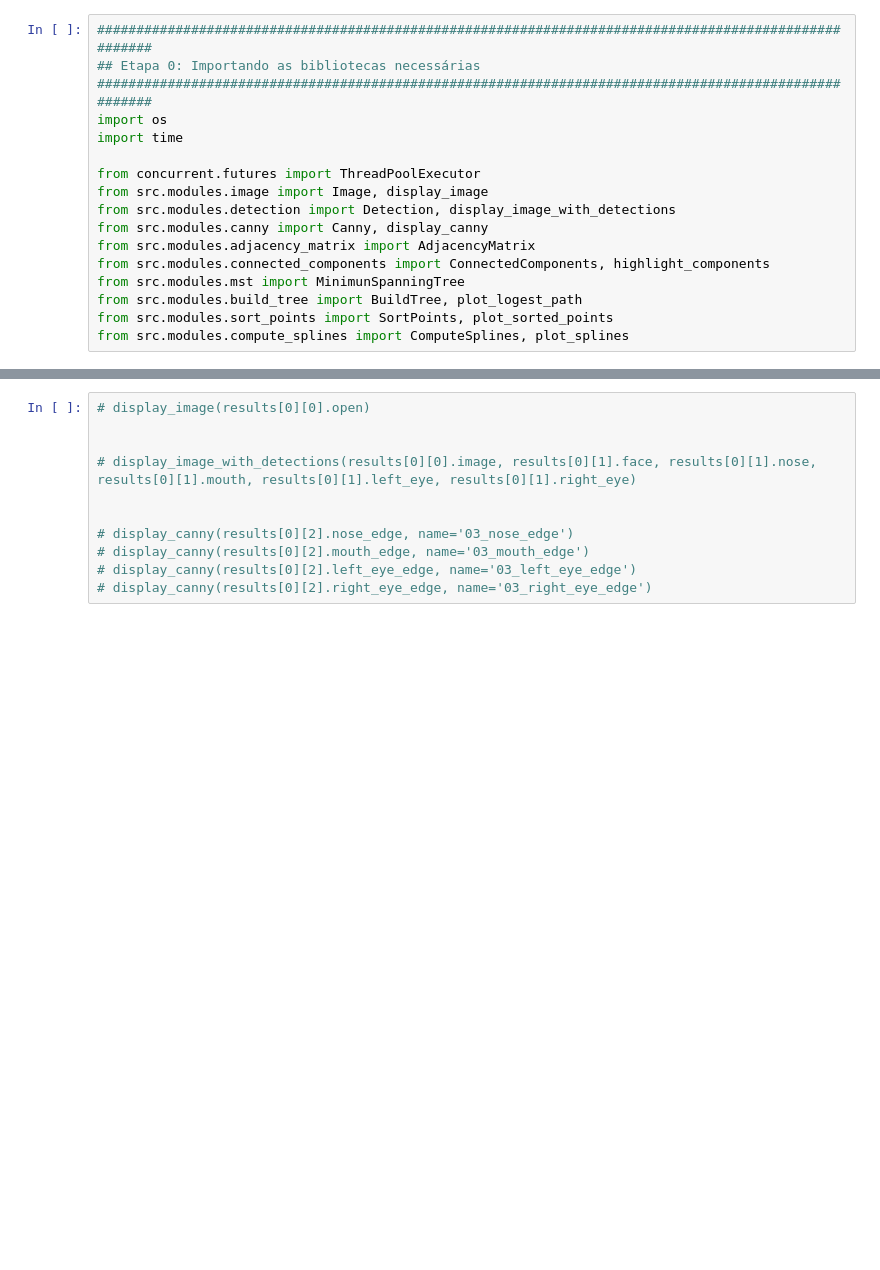
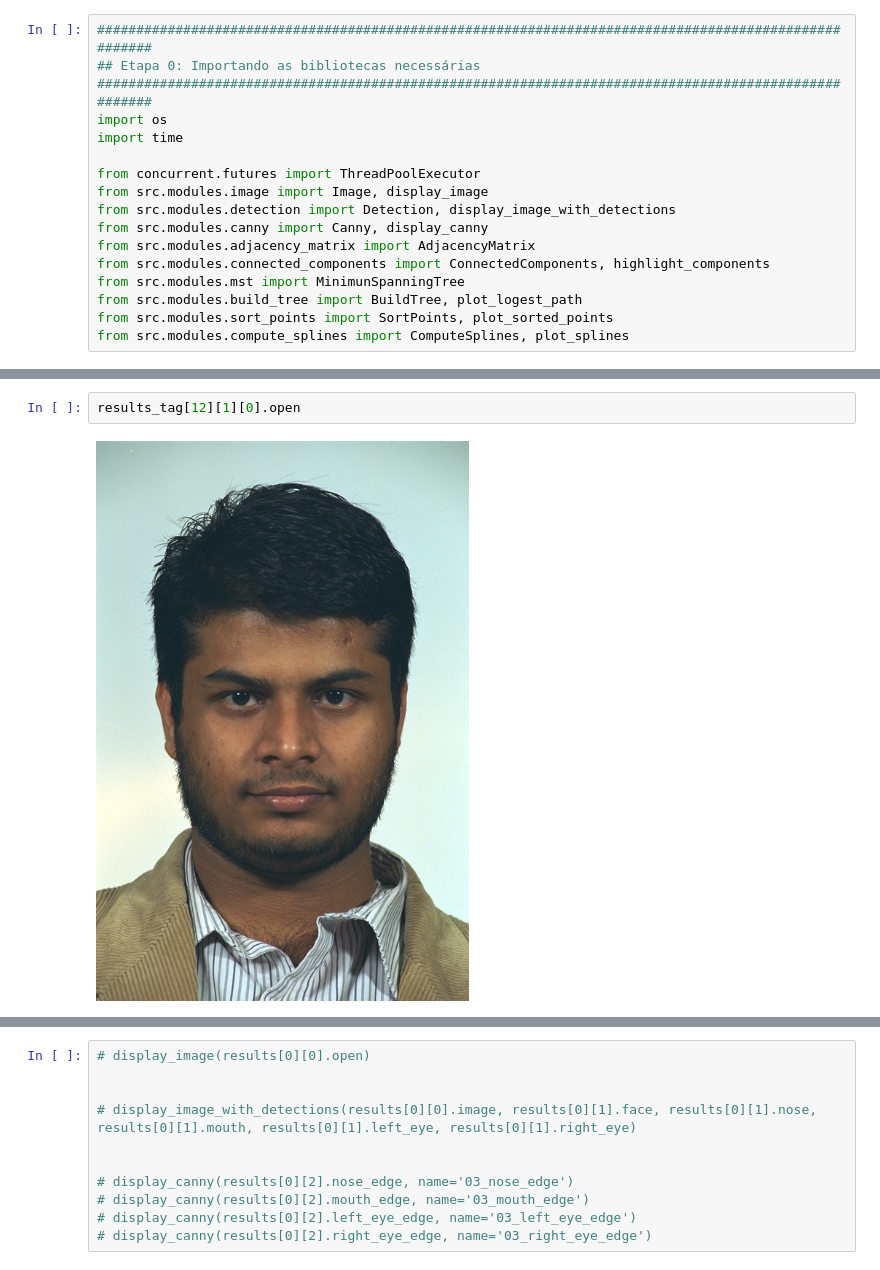
Before and after one commit to MariaLuizaLogrado/PVA, a Jupyter notebook: face_recognition.ipynb, the cells around one changed output, grey strips where cells are left out. Drawn from its saved outputs; the diff is of its cells as text; blank space fills up the shorter version.

```diff
--- a/face_recognition.ipynb
+++ b/face_recognition.ipynb
@@ -121,0 +305,4 @@ Tempo8 0.010265827178955078
+# %%
+results_tag[12][1][0].open
+# %% [output]
+[figure, added]
```
Also changed, not shown: parts of 17 cells of this notebook, 22 other files.
